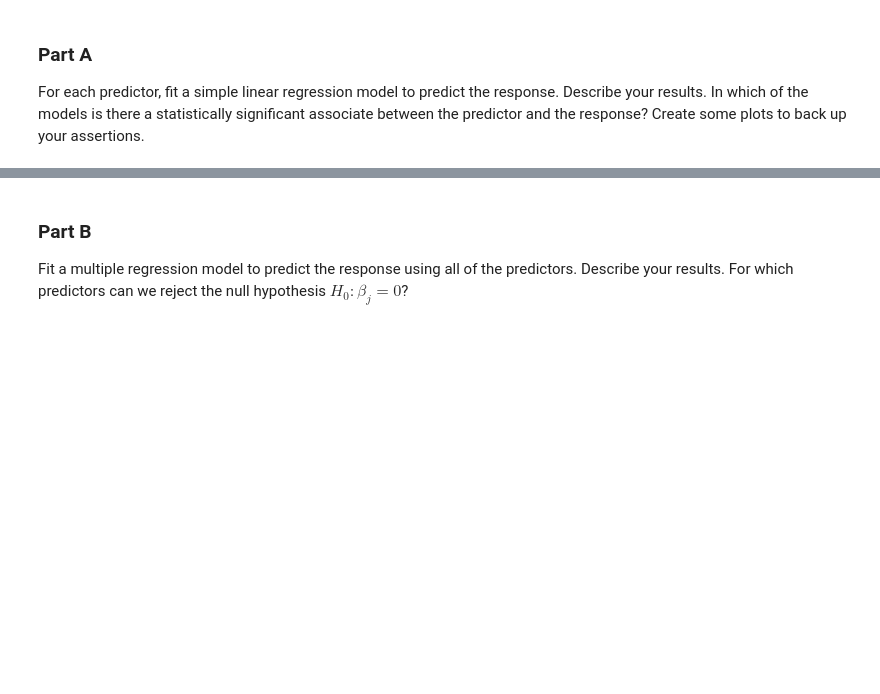
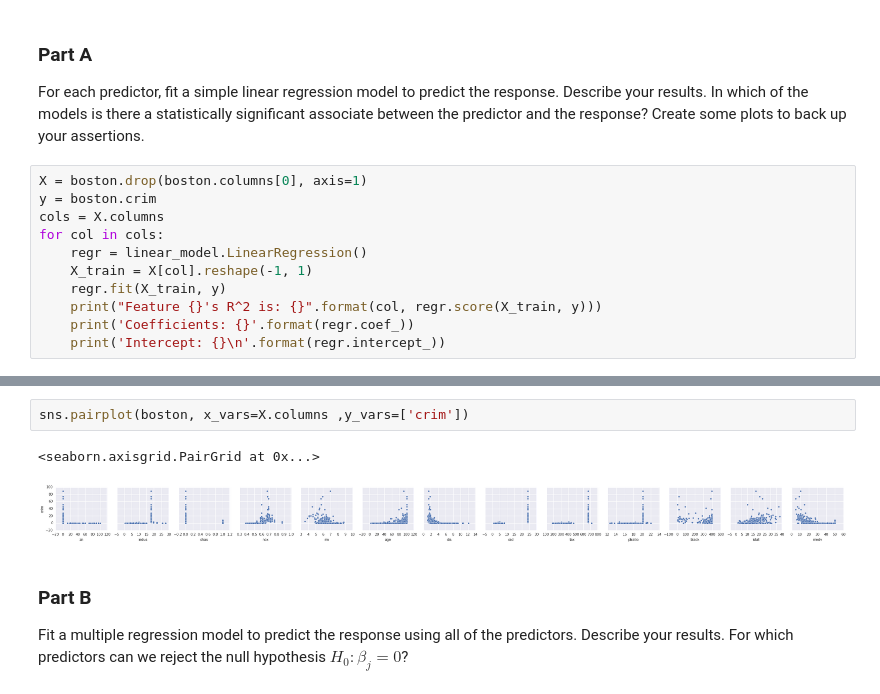
Before and after one commit to RohanNagar/datasciencelab-utaustin, a Jupyter notebook: lab7/lab7.ipynb, the cells around one changed output, grey strips where cells are left out. Cells and saved outputs as stored; diff of their text form; blank space fills up the shorter version.

```diff
--- a/lab7/lab7.ipynb
+++ b/lab7/lab7.ipynb
@@ -88,3 +182,14 @@ boston.head()
 ### Part A
 
 For each predictor, fit a simple linear regression model to predict the response. Describe your results. In which of the models is there a statistically significant associate between the predictor and the response? Create some plots to back up your assertions.
+# %%
+X = boston.drop(boston.columns[0], axis=1)
+y = boston.crim
+cols = X.columns
+for col in cols:
+    regr = linear_model.LinearRegression()
+    X_train = X[col].reshape(-1, 1)
+    regr.fit(X_train, y)
+    print("Feature {}'s R^2 is: {}".format(col, regr.score(X_train, y)))
+    print('Coefficients: {}'.format(regr.coef_))
+    print('Intercept: {}\n'.format(regr.intercept_))
@@ -91,3 +214,8 @@ For each predictor, fit a simple linear regression model to predict the response
+# %%
+sns.pairplot(boston, x_vars=X.columns ,y_vars=['crim'])
+# %% [output]
+<seaborn.axisgrid.PairGrid at 0x...>
+[figure, added]
 # %% [markdown]
 ### Part B
 
```
Also changed, not shown: parts of 14 cells of this notebook.
